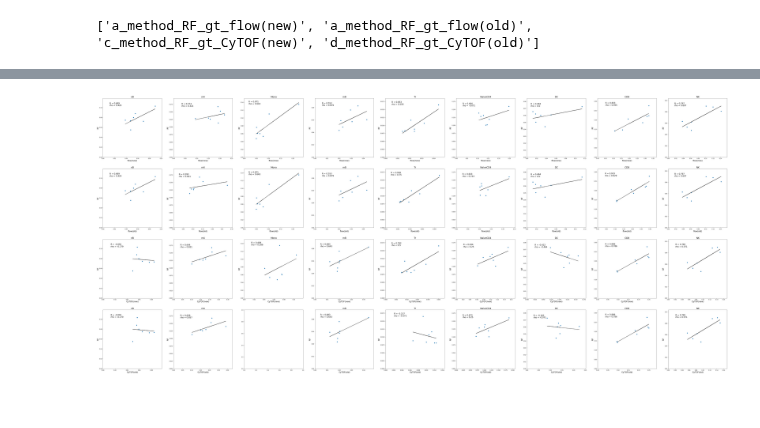
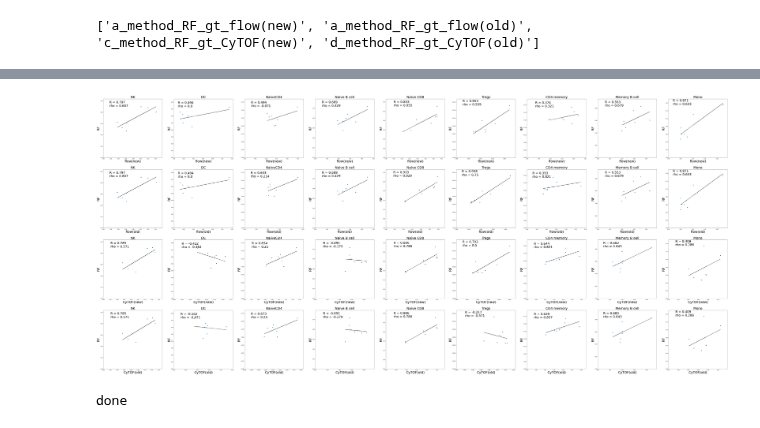
Before and after one commit to Irfanwustl/Research_code, a Jupyter notebook: Bilge/perCTcorrelation/cell_correlation_allfiles.ipynb, the cells around one changed output, grey strips where cells are left out. Cells and saved outputs as stored; diff of their text form; code cells hidden in the pictures; blank space fills up the shorter version.

```diff
--- a/Bilge/perCTcorrelation/cell_correlation_allfiles.ipynb
+++ b/Bilge/perCTcorrelation/cell_correlation_allfiles.ipynb
@@ -74,5 +74,13 @@ print(new_columns)
+# %%
+def ctnamechange (suppliedname):
+
+    standardnamedict={"CD4": "Naive CD4", "CD8": "Naive CD8","mB":"Memory B cell",'Mn':'Mono','CD14':'Mono','CD19':'B Cell','nB':'Naive B cell','PC':'Palsma','cm8':'CD8 central memory','em8':'CD8 effector memory','m8':'CD8 memory','ed8':'CD8 effector','cm4':'CD4 central memory','em4':'CD4 effector memory','m4':'CD4 memory','mNeu':'PMN','Eo':'Eosinophil','Tr':'Tregs','Mg':'Megakaryocyte'}
+    if suppliedname in standardnamedict.keys():
+        return standardnamedict[suppliedname]
+    else:
+        return suppliedname
 # %%
-fig, axs = plt.subplots(len(files), len(new_columns), figsize=(len(new_columns) * 10, len(files) * 10))
+fig, axs = plt.subplots(len(files), len(new_columns), figsize=(len(new_columns) * 12, len(files) * 12))
 
 for j, file in enumerate(files):
     data = pd.read_csv(file, sep='\t', index_col=0)
@@ -103,35 +111,39 @@ for j, file in enumerate(files):
                 name = name[:-4]
             y_label_lst.append(name)
         elif gt_seen:
             if '.txt' in name:
                 name = name[:-4]
             x_label_lst.append(name)
 
         if name == 'method':
             method_seen = True
         elif name == 'gt':
             gt_seen = True
 
     x_label = '_'.join(x_label_lst)
     y_label = '_'.join(y_label_lst)
 
     for i, cell in enumerate(new_columns):
         if np.isnan(pearson_dic[cell]):
             continue
         GT = np.array(df[cell + '_real'])
         RC = np.array(df[cell])
         axs[j][i].scatter(GT, RC)
         axs[j][i].set_xlim(0, max(GT) + np.mean(GT) / 5)
         axs[j][i].set_ylim(0, max(RC) + np.mean(RC) / 5)
         m = reg[cell][0]
         b = reg[cell][1]
         axs[j][i].plot(GT, GT * m + b, c='k')
-        axs[j][i].set_xlabel(x_label, fontsize=16)
-        axs[j][i].set_ylabel(y_label, fontsize=16)
-        axs[j][i].set_title(cell, fontsize=18)
+        axs[j][i].set_xlabel(x_label, fontsize=32)
+        axs[j][i].set_ylabel(y_label, fontsize=32)
+        axs[j][i].set_title(ctnamechange(cell), fontsize=32)
         corrs = 'R = ' + str(np.around(pearson_dic[cell], decimals=3)) + '\nrho = ' + str(np.around(spearman_dic[cell], decimals=3))
-        axs[j][i].annotate(corrs, xy = (np.mean(GT) / 5, max(RC)), fontsize=16)
+        axs[j][i].annotate(corrs, xy = (np.mean(GT) / 5, max(RC)), fontsize=30)
 
 plt.savefig(fol + '_cellcorr.pdf', bbox_inches='tight')
 # %% [output]
-[figure, old version]
+[figure, new version]
+# %%
+print("done")
+# %% [output]
+done
```
Also changed, not shown: parts of 1 cell of this notebook, 12 other files.
